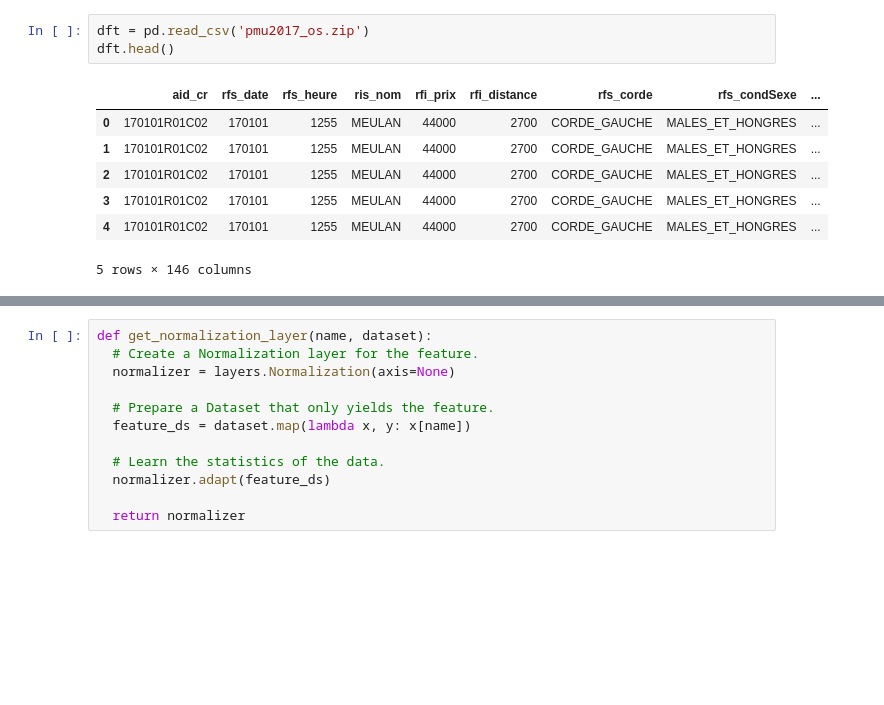
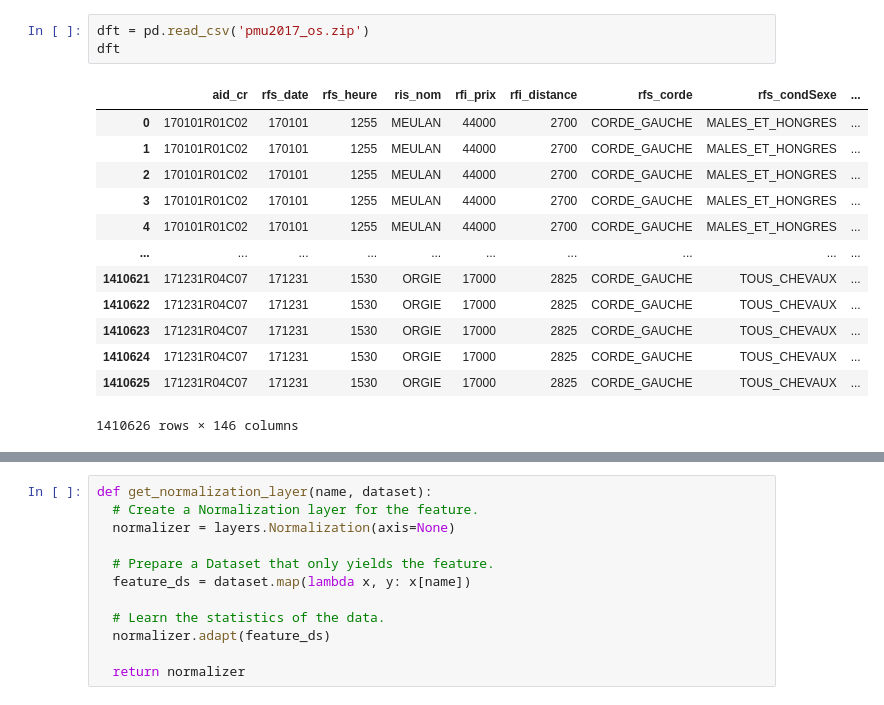
Before and after one commit to zenAurelius/HRAI3, a Jupyter notebook: notebooks/test_recur1.ipynb, the cells around one changed output, grey strips where cells are left out. Saved outputs shown, nothing was run; the diff lists cells and outputs as text; blank space fills up the shorter version.

```diff
--- a/notebooks/test_recur1.ipynb
+++ b/notebooks/test_recur1.ipynb
@@ -15,15 +15,21 @@ Mounted at /content/drive
 /content/drive/MyDrive/HRAI/data
 # %%
 dft = pd.read_csv('pmu2017_os.zip')
-dft.head()
+dft
 # %% [output]
 |  | aid_cr | rfs_date | rfs_heure | ris_nom | rfi_prix | rfi_distance | rfs_corde | rfs_condSexe | ... |
 | 0 | 170101R01C02 | 170101 | 1255 | MEULAN | 44000 | 2700 | CORDE_GAUCHE | MALES_ET_HONGRES | ... |
 | 1 | 170101R01C02 | 170101 | 1255 | MEULAN | 44000 | 2700 | CORDE_GAUCHE | MALES_ET_HONGRES | ... |
 | 2 | 170101R01C02 | 170101 | 1255 | MEULAN | 44000 | 2700 | CORDE_GAUCHE | MALES_ET_HONGRES | ... |
 | 3 | 170101R01C02 | 170101 | 1255 | MEULAN | 44000 | 2700 | CORDE_GAUCHE | MALES_ET_HONGRES | ... |
 | 4 | 170101R01C02 | 170101 | 1255 | MEULAN | 44000 | 2700 | CORDE_GAUCHE | MALES_ET_HONGRES | ... |
+| ... | ... | ... | ... | ... | ... | ... | ... | ... | ... |
+| 1410621 | 171231R04C07 | 171231 | 1530 | ORGIE | 17000 | 2825 | CORDE_GAUCHE | TOUS_CHEVAUX | ... |
+| 1410622 | 171231R04C07 | 171231 | 1530 | ORGIE | 17000 | 2825 | CORDE_GAUCHE | TOUS_CHEVAUX | ... |
+| 1410623 | 171231R04C07 | 171231 | 1530 | ORGIE | 17000 | 2825 | CORDE_GAUCHE | TOUS_CHEVAUX | ... |
+| 1410624 | 171231R04C07 | 171231 | 1530 | ORGIE | 17000 | 2825 | CORDE_GAUCHE | TOUS_CHEVAUX | ... |
+| 1410625 | 171231R04C07 | 171231 | 1530 | ORGIE | 17000 | 2825 | CORDE_GAUCHE | TOUS_CHEVAUX | ... |
-5 rows × 146 columns
+1410626 rows × 146 columns
 # %%
 #SELECTION DES FEATURES ET TARGET
 #df = df[['rfi_prix','rfi_distance','pfi_chNbPlaces_1','pff_rapportDirect_1','pff_ord_1','pfi_chNbPlaces_2','pff_rapportDirect_2','pff_ord_2','tgf_win_1']].copy()
```
Also changed, not shown: parts of 20 cells of this notebook.
